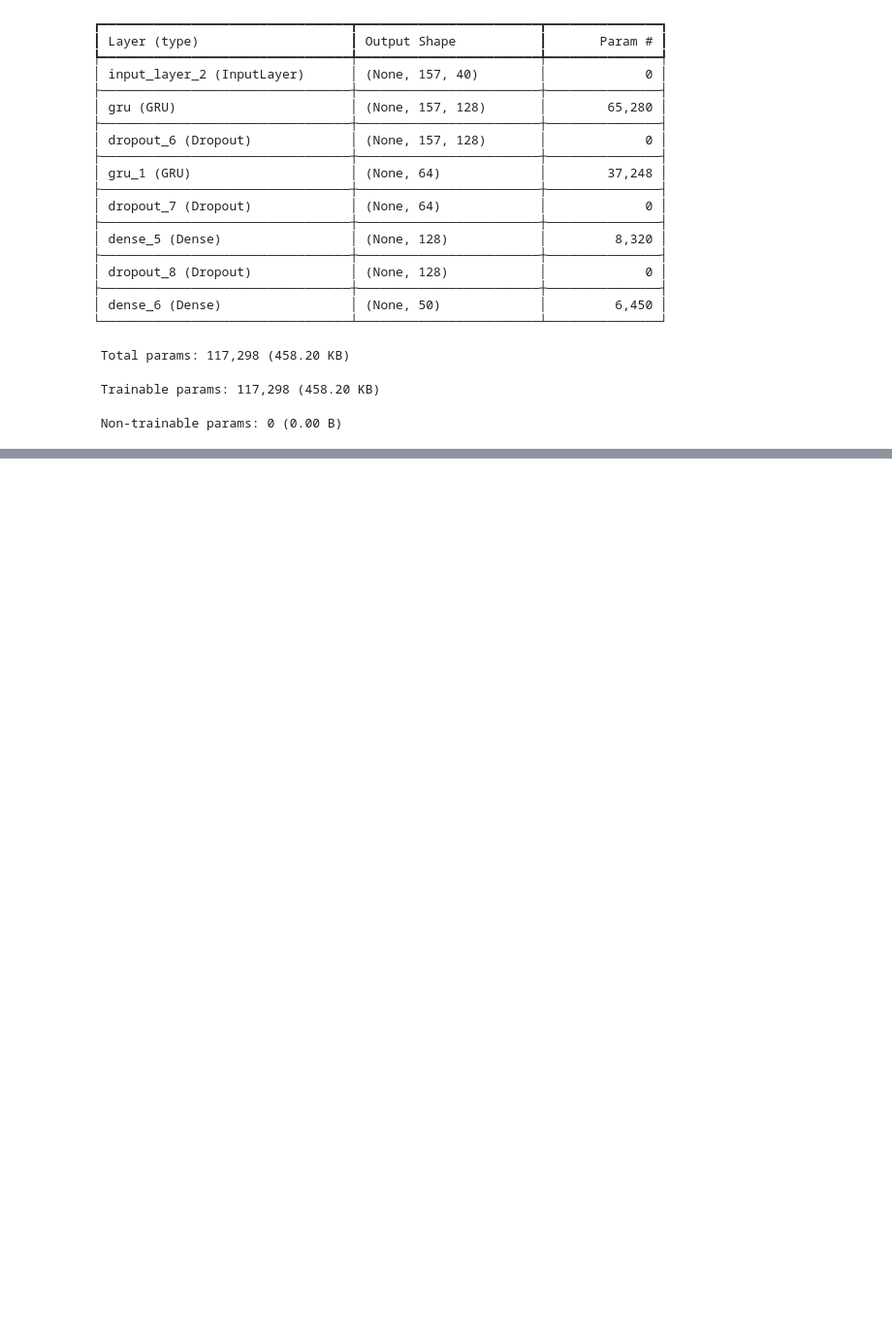
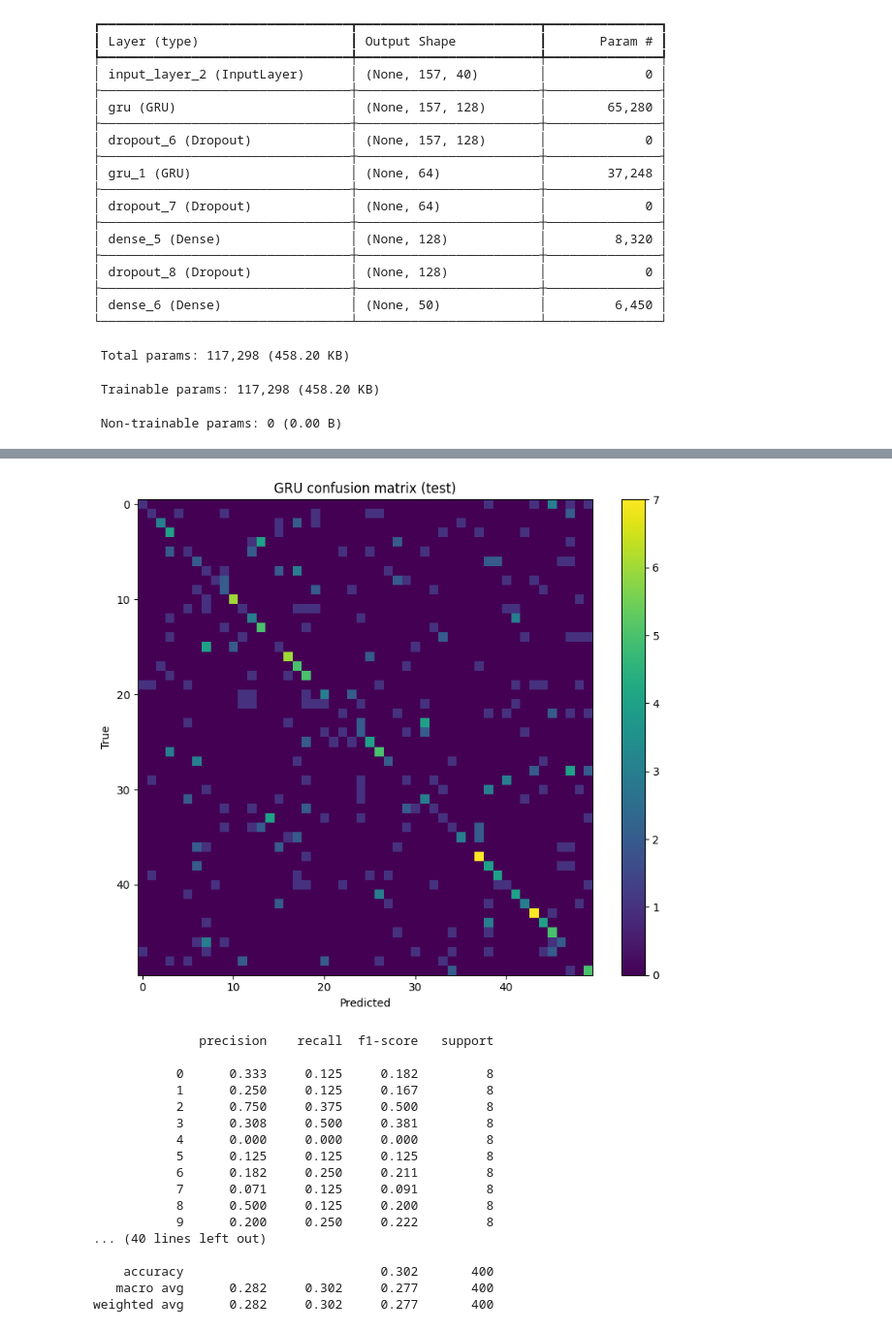
Before and after one commit to Emnaothm96/DEEP_LEARNING, a Jupyter notebook: URBANSOUND.ipynb, the cells around one changed output, grey strips where cells are left out. Shown at 97% size. Drawn from its saved outputs; the diff is of its cells as text; code cells hidden in the pictures; blank space fills up the shorter version.

```diff
--- a/URBANSOUND.ipynb
+++ b/URBANSOUND.ipynb
@@ -1083,0 +1177,27 @@ Model: "GRU_MFCC_Sequence"
+# %%
+train_eval = rnn.evaluate(train_ds_seq, verbose=0)
+val_eval   = rnn.evaluate(val_ds_seq, verbose=0)
+test_eval  = rnn.evaluate(test_ds_seq, verbose=0)
+
+print("\n=== Final evaluation (GRU on MFCC sequences) ===")
+print(f"Train accuracy: {train_eval[1]:.3f} | loss: {train_eval[0]:.3f}")
+print(f"Val accuracy:   {val_eval[1]:.3f} | loss: {val_eval[0]:.3f}")
+print(f"Test accuracy:  {test_eval[1]:.3f} | loss: {test_eval[0]:.3f}")
+
+y_prob = rnn.predict(test_ds_seq, verbose=0)
+y_pred = np.argmax(y_prob, axis=1)
+
+cm = confusion_matrix(y_te_seq, y_pred, labels=np.arange(num_classes))
+
+plt.figure(figsize=(8, 7))
+plt.imshow(cm, aspect="auto")
+plt.title("GRU confusion matrix (test)")
+plt.xlabel("Predicted")
+plt.ylabel("True")
+plt.colorbar()
+plt.tight_layout()
+plt.savefig("rnn_confusion_matrix.png", dpi=300)
+plt.show()
+
+print(classification_report(y_te_seq, y_pred, digits=3, zero_division=0))
+# %% [output]
@@ -1083,0 +1208,18 @@ Model: "GRU_MFCC_Sequence"
+[figure, added]
+              precision    recall  f1-score   support
+
+           0      0.333     0.125     0.182         8
+           1      0.250     0.125     0.167         8
+           2      0.750     0.375     0.500         8
+           3      0.308     0.500     0.381         8
+           4      0.000     0.000     0.000         8
+           5      0.125     0.125     0.125         8
+           6      0.182     0.250     0.211         8
+           7      0.071     0.125     0.091         8
+           8      0.500     0.125     0.200         8
+           9      0.200     0.250     0.222         8
+... (40 lines left out)
+
+    accuracy                          0.302       400
+   macro avg      0.282     0.302     0.277       400
+weighted avg      0.282     0.302     0.277       400
```
Also changed, not shown: parts of 7 cells of this notebook.
